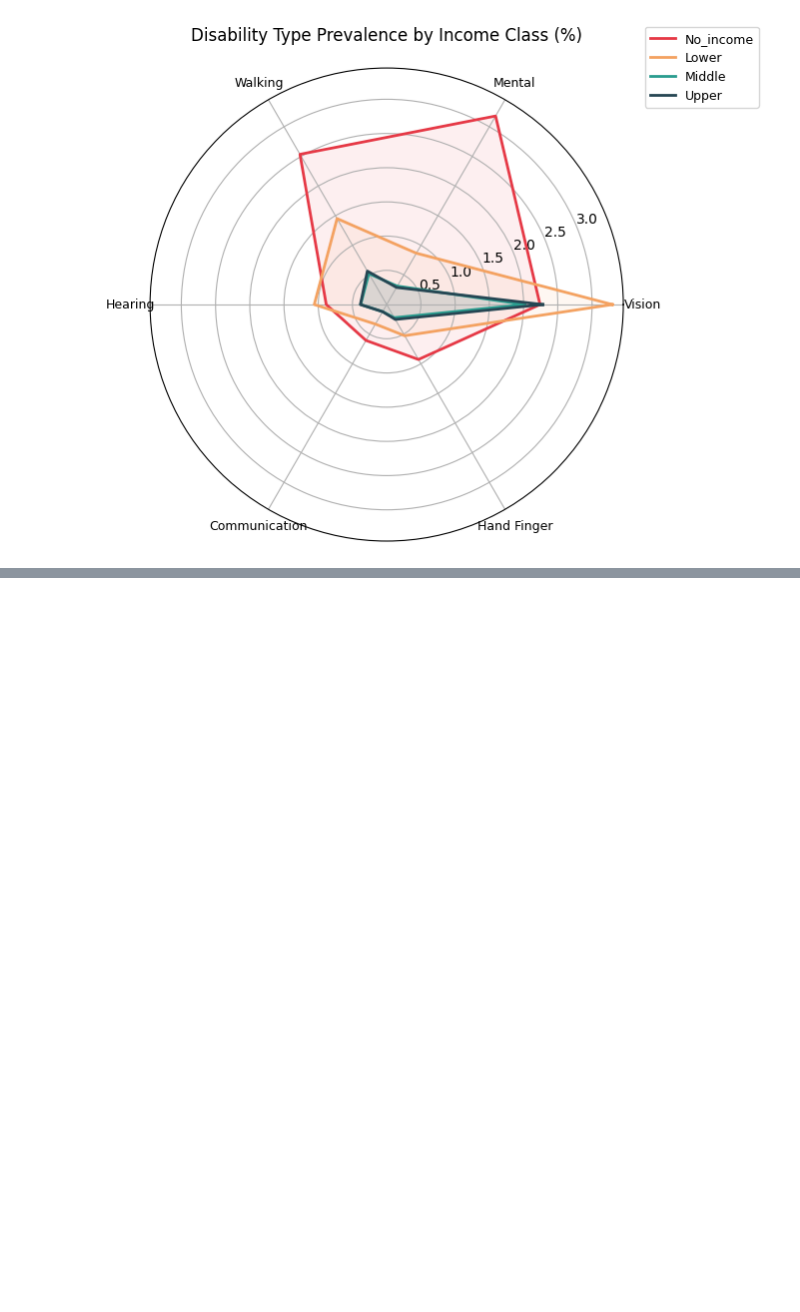
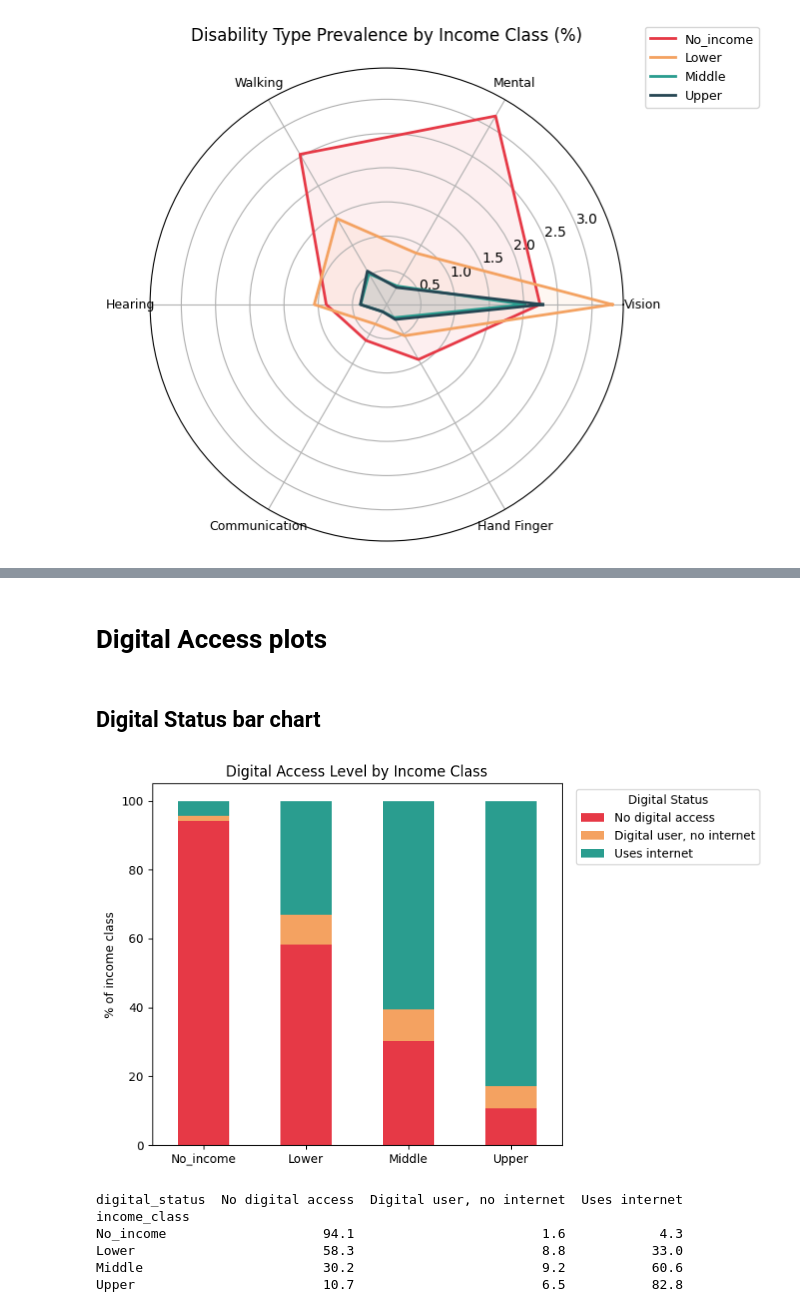
Before and after one commit to Sakhiur2022/Signal, a Jupyter notebook: notebooks/04_modeling/train_deision_tree.ipynb, the cells around one changed output, grey strips where cells are left out. Cells and saved outputs as stored; diff of their text form; code cells hidden in the pictures; blank space fills up the shorter version.

Commit message:
feat(model): add radar plots and bar plots for digital access

```diff
--- a/notebooks/04_modeling/train_deision_tree.ipynb
+++ b/notebooks/04_modeling/train_deision_tree.ipynb
@@ -551,0 +625,41 @@ plt.show()
+# %% [markdown]
+# Digital Access plots
+# %% [markdown]
+## Digital Status bar chart
+# %%
+
+status_labels = {0: 'No digital access', 1: 'Digital user, no internet', 2: 'Uses internet'}
+
+dist = (
+    dataset.groupby('income_class', observed=True)['digital_status']
+    .value_counts(normalize=True)
+    .unstack()
+    .reindex(columns=[0, 1, 2])
+    .rename(columns=status_labels)
+    * 100
+)
+
+dist = dist.reindex(['No_income', 'Lower', 'Middle', 'Upper'])
+
+fig, ax = plt.subplots(figsize=(8, 5))
+dist.plot(kind='bar', stacked=True, ax=ax,
+          color=['#E63946', '#F4A261', '#2A9D8F'])
+
+ax.set_ylabel('% of income class')
+ax.set_xlabel('')
+ax.set_title('Digital Access Level by Income Class')
+ax.legend(title='Digital Status', bbox_to_anchor=(1.02, 1), loc='upper left')
+plt.xticks(rotation=0)
+plt.tight_layout()
+plt.savefig('digital_status_stacked.png', dpi=150)
+plt.show()
+
+print(dist.round(1))
+# %% [output]
+[figure, added]
+digital_status  No digital access  Digital user, no internet  Uses internet
+income_class
+No_income                    94.1                        1.6            4.3
+Lower                        58.3                        8.8           33.0
+Middle                       30.2                        9.2           60.6
+Upper                        10.7                        6.5           82.8
```
Also changed, not shown: parts of 7 cells of this notebook.
